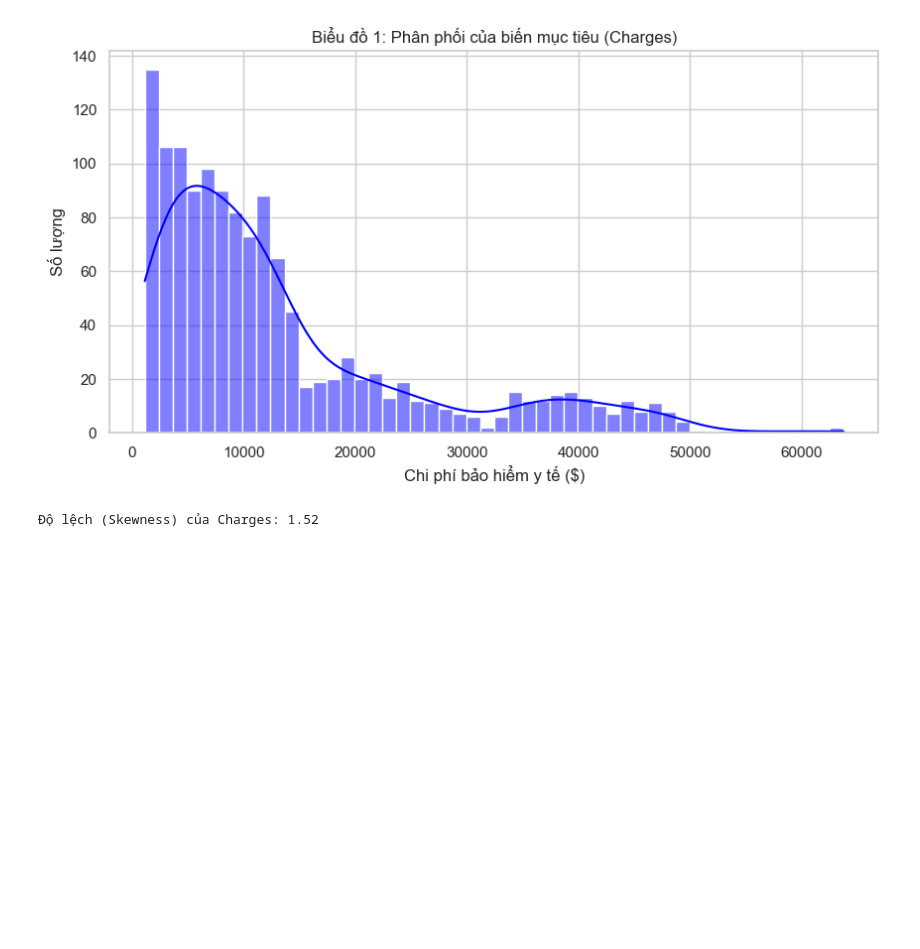
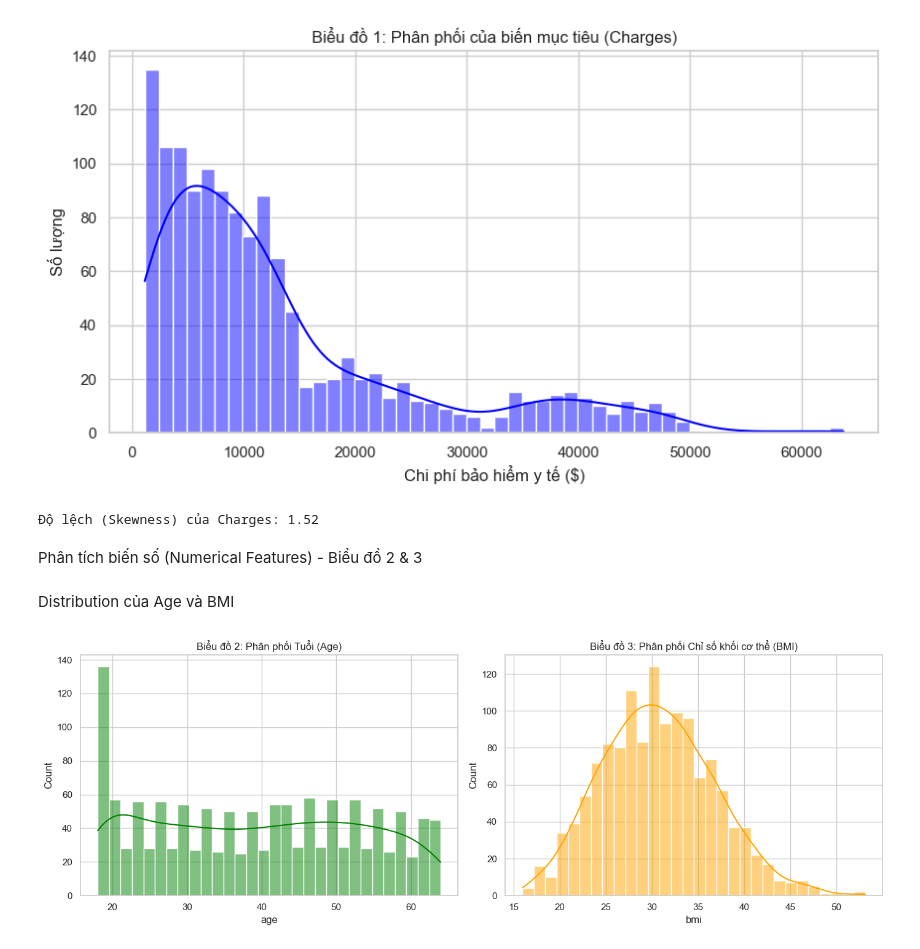
Before and after one commit to donguyen6c/Medical-Insurance, a Jupyter notebook: notebooks/venv_pycaret/project_analysis.ipynb, the cells around one changed output. Drawn from its saved outputs; the diff is of its cells as text; code cells hidden in the pictures; blank space fills up the shorter version.

Commit message:
update Numerical Features and Categorical Features

```diff
--- a/notebooks/venv_pycaret/project_analysis.ipynb
+++ b/notebooks/venv_pycaret/project_analysis.ipynb
@@ -83,3 +83,22 @@ print(f"Độ lệch (Skewness) của Charges: {df['charges'].skew():.2f}")
 # %% [output]
 [figure]
 Độ lệch (Skewness) của Charges: 1.52
+# %% [markdown]
+Phân tích biến số (Numerical Features) - Biểu đồ 2 & 3
+# %% [markdown]
+Distribution của Age và BMI
+# %%
+fig, axes = plt.subplots(1, 2, figsize=(14, 5))
+
+# Age
+sns.histplot(df['age'], kde=True, bins=30, ax=axes[0], color='green')
+axes[0].set_title('Biểu đồ 2: Phân phối Tuổi (Age)')
+
+# BMI
+sns.histplot(df['bmi'], kde=True, bins=30, ax=axes[1], color='orange')
+axes[1].set_title('Biểu đồ 3: Phân phối Chỉ số khối cơ thể (BMI)')
+
+plt.tight_layout()
+plt.show()
+# %% [output]
+[figure, added]
```
Also changed, not shown: parts of 2 cells of this notebook, 2 other files.
